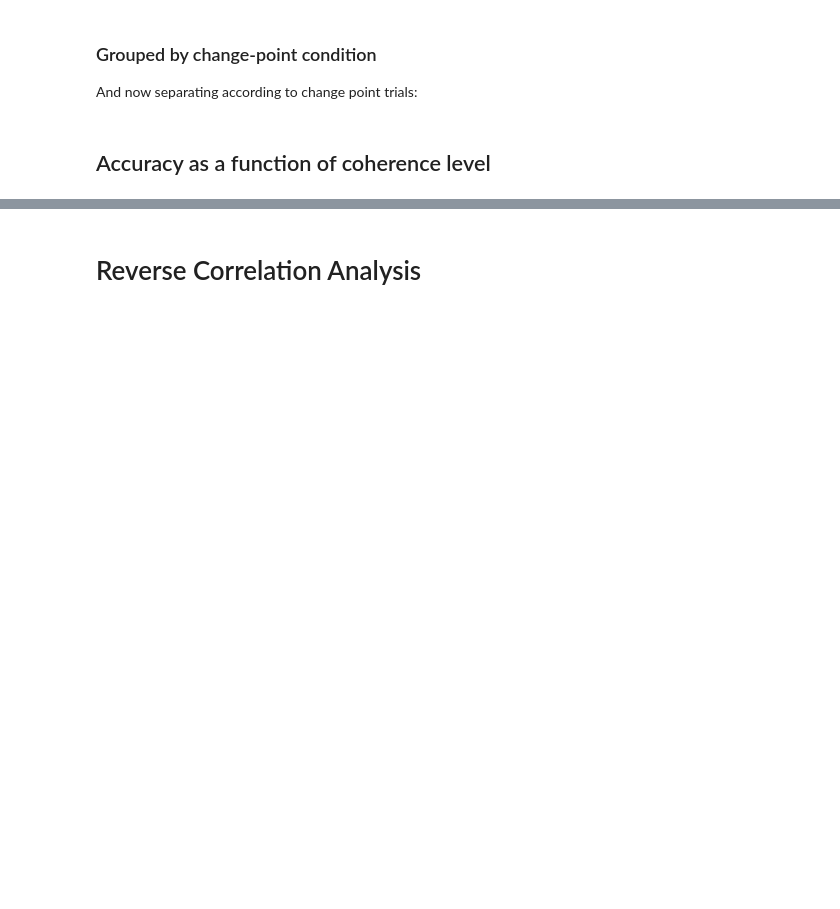
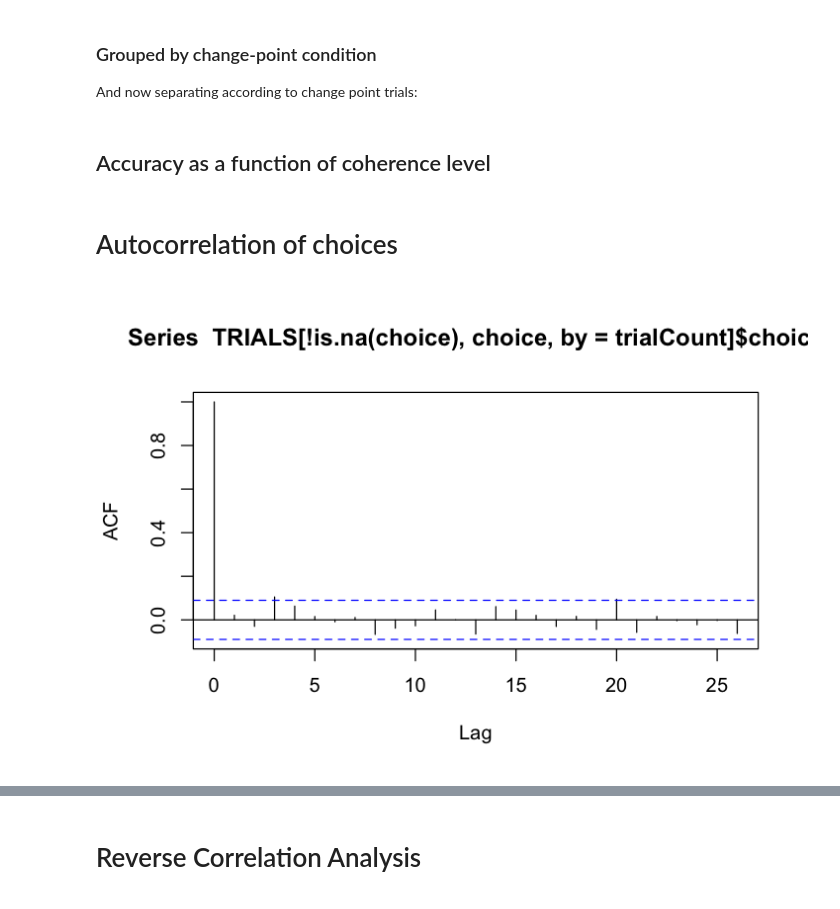
Before and after one commit to TheGoldLab/Analysis_SingleCP_DotsReversal, a Jupyter notebook: Jupyter/pilot11.ipynb, the cells around one changed output, grey strips where cells are left out. Drawn from its saved outputs; the diff is of its cells as text; code cells hidden in the pictures; blank space fills up the shorter version.

```diff
--- a/Jupyter/pilot11.ipynb
+++ b/Jupyter/pilot11.ipynb
@@ -709,3 +744,13 @@ ggplot(accCoh, aes(x=coherence, y=accuracy)) +
             axis.title.y=element_text(size=AXES_LABEL_FONT),  # Y axis title
             axis.text.x=element_text(size=AXES_FONT),  # X axis text
             axis.text.y=element_text(size=AXES_FONT))  # Y axis text
+# %% [markdown]
+# Autocorrelation of choices
+<a id='autocorr'></a>
+# %%
+# control output figure size
+options(repr.plot.width=6, repr.plot.height=4)
+
+acf(TRIALS[!is.na(choice), choice, by=trialCount]$choice)
+# %% [output]
+[figure, added]
```
Also changed, not shown: parts of 15 cells of this notebook.
